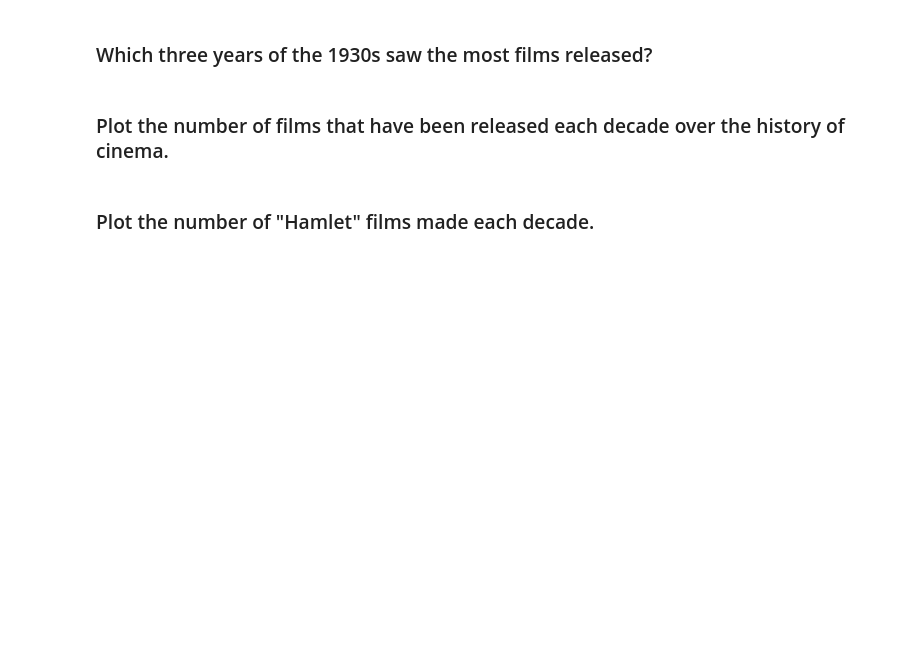
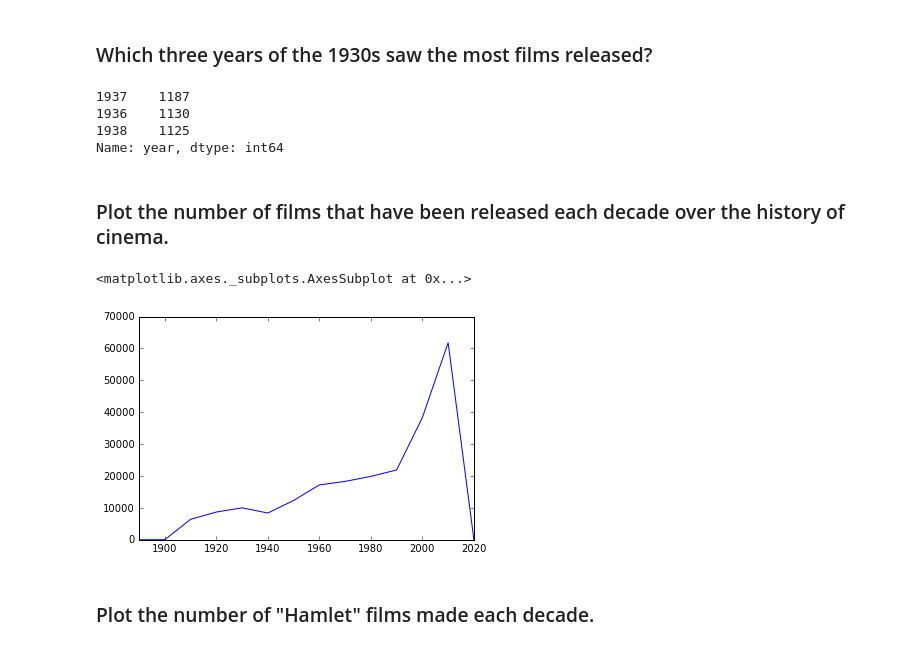
Before and after one commit to KirkpatrickV-5813/Springboard.DSI, a Jupyter notebook: pycon-pandas-tutorial/Exercises-2.ipynb, the cells around one changed output. Drawn from its saved outputs; the diff is of its cells as text; code cells hidden in the pictures; blank space fills up the shorter version.

```diff
--- a/pycon-pandas-tutorial/Exercises-2.ipynb
+++ b/pycon-pandas-tutorial/Exercises-2.ipynb
@@ -30,6 +44,18 @@ cast.head()
 # %% [markdown]
 ### Which three years of the 1930s saw the most films released?
+# %%
+titles[titles.year // 10 == 193].year.value_counts().head(3)
+# %% [output]
+1937    1187
+1936    1130
+1938    1125
+Name: year, dtype: int64
 # %% [markdown]
 ### Plot the number of films that have been released each decade over the history of cinema.
+# %%
+(titles.year // 10 * 10).value_counts().sort_index().plot()
+# %% [output]
+<matplotlib.axes._subplots.AxesSubplot at 0x...>
+[figure, added]
 # %% [markdown]
 ### Plot the number of "Hamlet" films made each decade.
```
Also changed, not shown: parts of 20 cells of this notebook.
